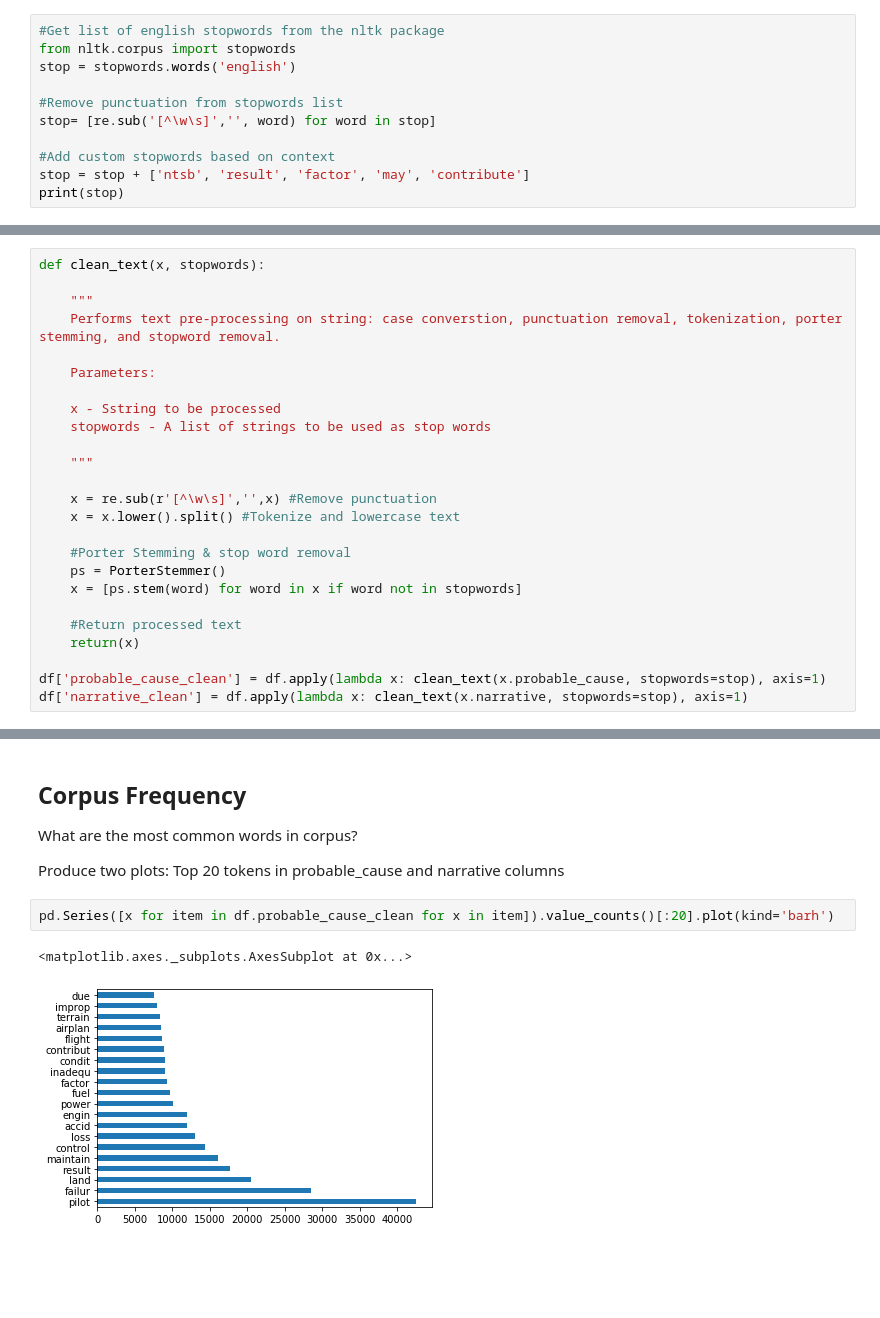
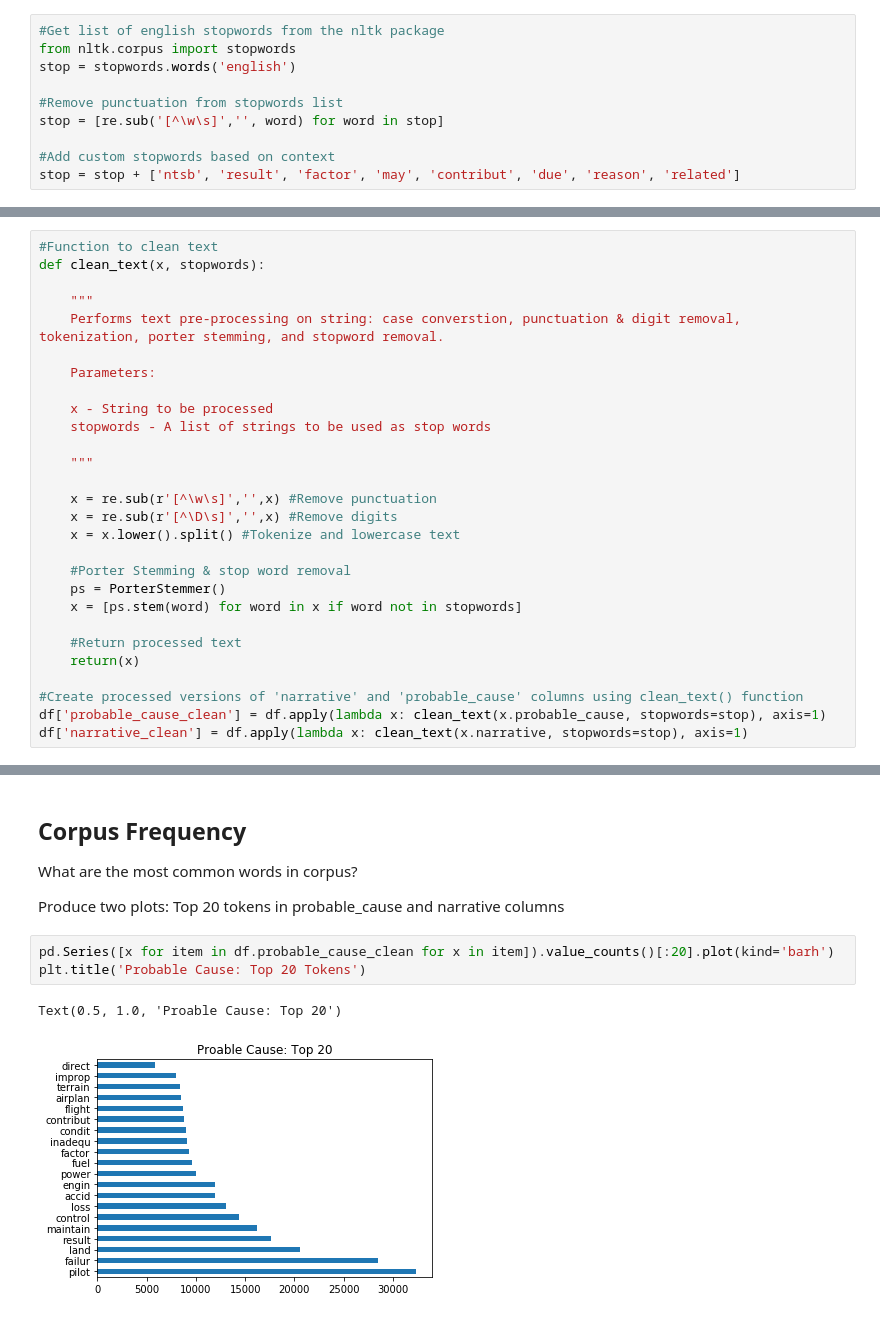
Before and after one commit to kirstyward/data-scientist-exercise02, a Jupyter notebook: narrative_topics.ipynb, the cells around one changed output, grey strips where cells are left out. Saved outputs shown, nothing was run; the diff lists cells and outputs as text; blank space fills up the shorter version.

```diff
--- a/narrative_topics.ipynb
+++ b/narrative_topics.ipynb
@@ -50,8 +53,7 @@ from nltk.corpus import stopwords
 stop = stopwords.words('english')
 
 #Remove punctuation from stopwords list
-stop= [re.sub('[^\w\s]','', word) for word in stop]
+stop = [re.sub('[^\w\s]','', word) for word in stop]
 
 #Add custom stopwords based on context
-stop = stop + ['ntsb', 'result', 'factor', 'may', 'contribute']
-print(stop)
+stop = stop + ['ntsb', 'result', 'factor', 'may', 'contribut', 'due', 'reason', 'related']
@@ -60,17 +60,19 @@ print(stop)
 # %%
+#Function to clean text
 def clean_text(x, stopwords):
 
     """
-    Performs text pre-processing on string: case converstion, punctuation removal, tokenization, porter stemming, and stopword removal.
+    Performs text pre-processing on string: case converstion, punctuation & digit removal, tokenization, porter stemming, and stopword removal.
 
     Parameters:
 
-    x - Sstring to be processed
+    x - String to be processed
     stopwords - A list of strings to be used as stop words
 
     """
 
     x = re.sub(r'[^\w\s]','',x) #Remove punctuation
+    x = re.sub(r'[^\D\s]','',x) #Remove digits
     x = x.lower().split() #Tokenize and lowercase text
 
     #Porter Stemming & stop word removal
@@ -80,6 +82,7 @@ def clean_text(x, stopwords):
     #Return processed text
     return(x)
 
+#Create processed versions of 'narrative' and 'probable_cause' columns using clean_text() function
 df['probable_cause_clean'] = df.apply(lambda x: clean_text(x.probable_cause, stopwords=stop), axis=1)
 df['narrative_clean'] = df.apply(lambda x: clean_text(x.narrative, stopwords=stop), axis=1)
 # %%
@@ -99,8 +102,9 @@ What are the most common words in corpus?
 Produce two plots: Top 20 tokens in probable_cause and narrative columns
 # %%
 pd.Series([x for item in df.probable_cause_clean for x in item]).value_counts()[:20].plot(kind='barh')
+plt.title('Probable Cause: Top 20 Tokens')
 # %% [output]
-<matplotlib.axes._subplots.AxesSubplot at 0x...>
+Text(0.5, 1.0, 'Proable Cause: Top 20')
-[figure, old version]
+[figure, new version]
 # %%
 pd.Series([x for item in df.narrative_clean for x in item]).value_counts()[:20].plot(kind='barh')
```
Also changed, not shown: parts of 22 cells of this notebook, 1 other file.
